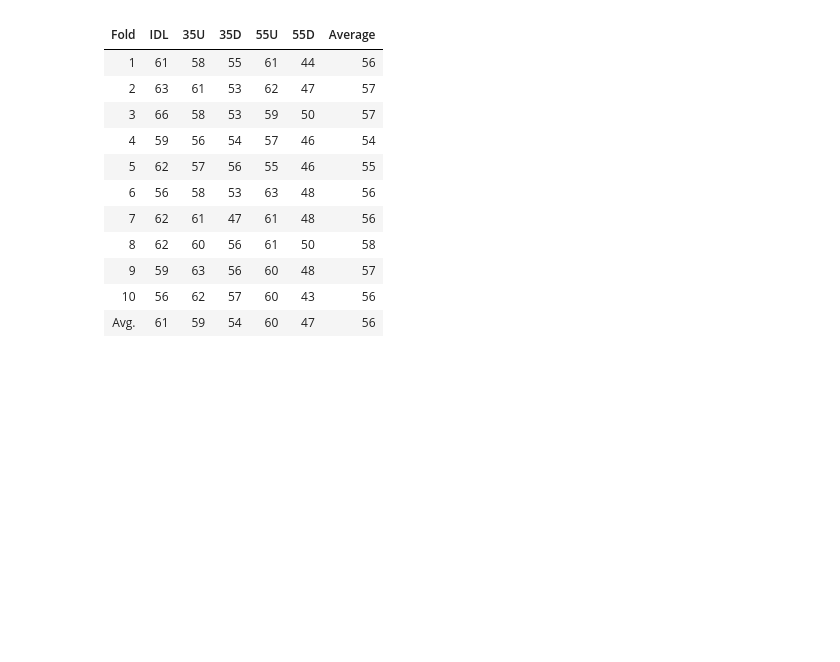
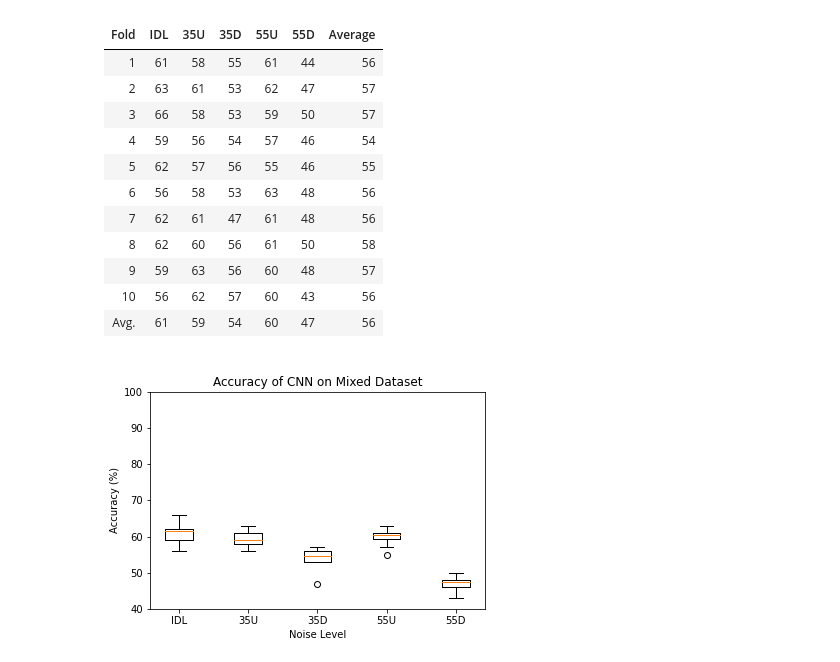
Before and after one commit to YichengShen/car_speech, a Jupyter notebook: index.ipynb, the cells around one changed output. Cells and saved outputs as stored; diff of their text form; code cells hidden in the pictures; blank space fills up the shorter version.

```diff
--- a/index.ipynb
+++ b/index.ipynb
@@ -86,3 +112,7 @@ See Notebook <strong>03, 05, 06, 07 and 08</strong> for details.
 |   9  	|  59  	|  63  	|  56  	|  60  	|  48  	|  57      	|
 |  10  	|  56  	|  62  	|  57 	|  60  	|  43  	|  56      	|
 | Avg. 	|  61  	|  59  	|  54  	|  60  	|  47  	|  56      	|
+# %%
+Image("plots/accuracy_of_cnn_on_mixed_dataset.png")
+# %% [output]
+[figure, added]
```
Also changed, not shown: parts of 5 cells of this notebook, 14 other files.
